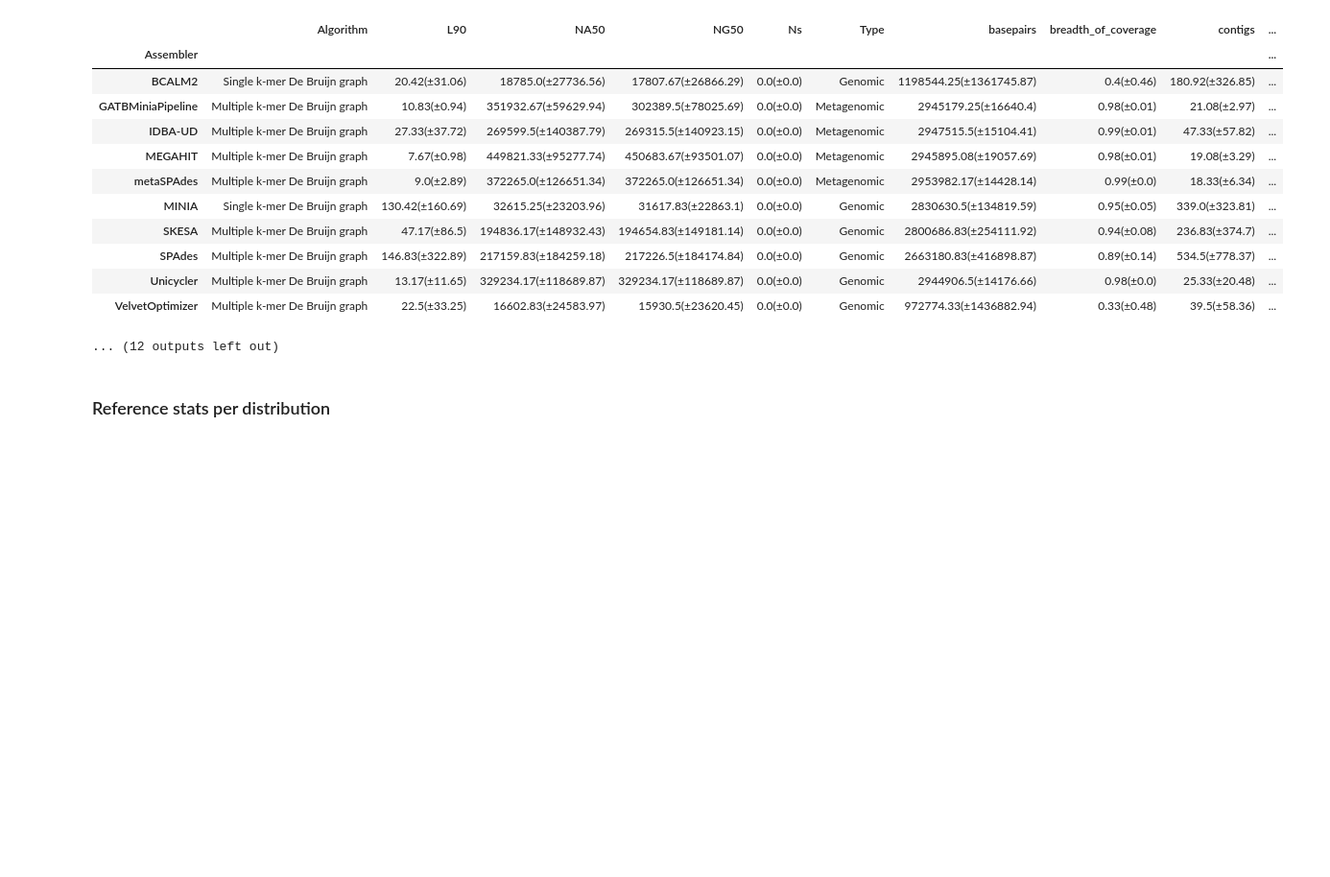
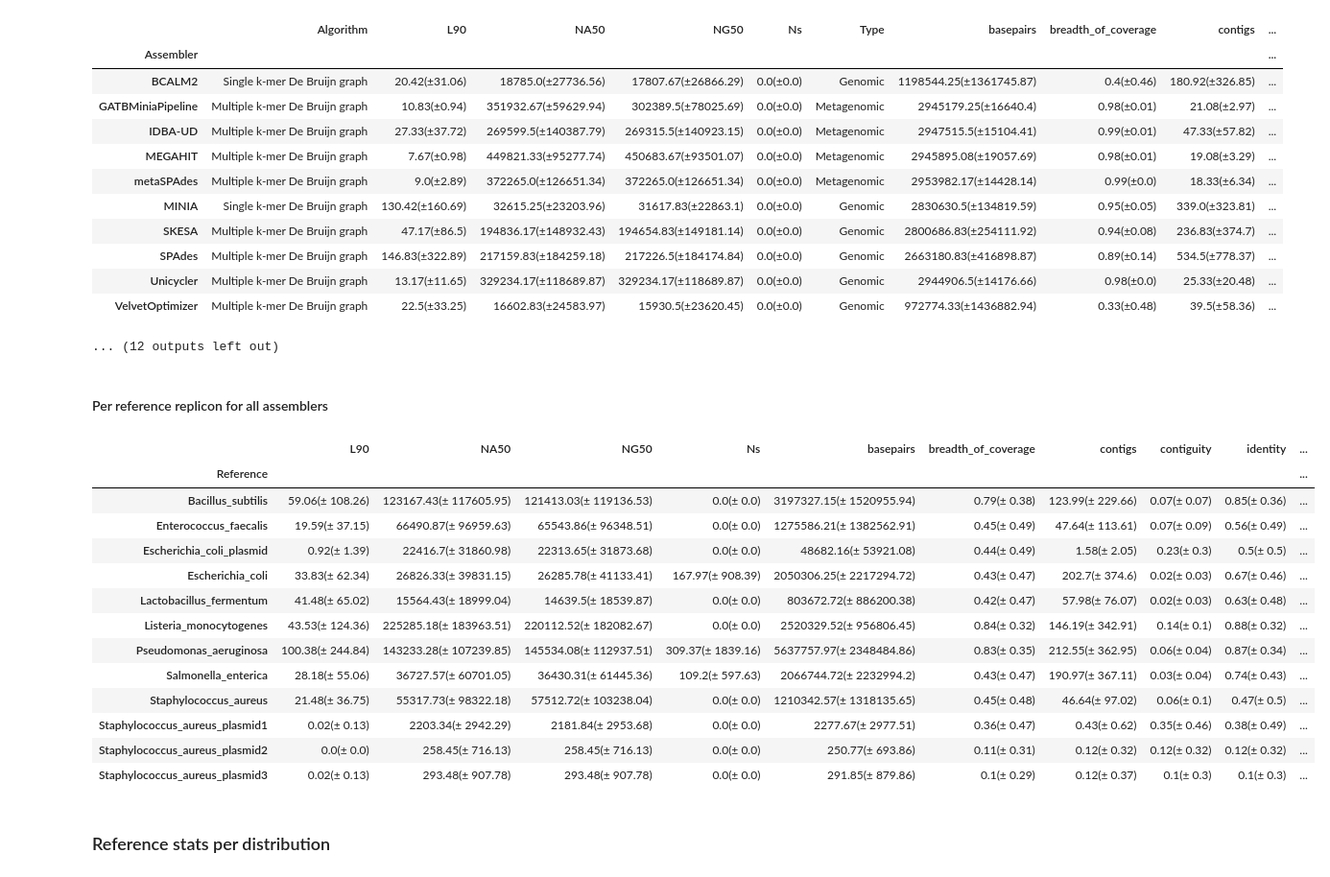
Before and after one commit to B-UMMI/LMAS_Manuscript_Analysis, a Jupyter notebook: Analysis/Results Tables.ipynb, the cells around one changed output. Shown at 96% size. Saved outputs shown, nothing was run; the diff lists cells and outputs as text; code cells hidden in the pictures; blank space fills up the shorter version.

```diff
--- a/Analysis/Results Tables.ipynb
+++ b/Analysis/Results Tables.ipynb
@@ -553,6 +555,36 @@ Listeria_monocytogenes
 | Unicycler | Multiple k-mer De Bruijn graph | 13.17(±11.65) | 329234.17(±118689.87) | 329234.17(±118689.87) | 0.0(±0.0) | Genomic | 2944906.5(±14176.66) | 0.98(±0.0) | 25.33(±20.48) | ... |
 | VelvetOptimizer | Multiple k-mer De Bruijn graph | 22.5(±33.25) | 16602.83(±24583.97) | 15930.5(±23620.45) | 0.0(±0.0) | Genomic | 972774.33(±1436882.94) | 0.33(±0.48) | 39.5(±58.36) | ... |
 ... (12 outputs left out)
+# %% [markdown]
+#### Per reference replicon for all assemblers
+# %%
+ref_stats_per_reference_all_assemblers = pd.DataFrame()
+for reference in reference_pipeline_metrics_df.reference.unique():
+    row={'Reference': reference}
+    lala=reference_pipeline_metrics_df[(reference_pipeline_metrics_df.reference == reference)].describe()
+    for column in lala.columns:
+        mean = lala.loc['mean',column]
+        std = lala.loc['std',column]
+        row[column] = "{}(± {})".format(round(mean, 2), round(std, 2))
+    ref_stats_per_reference_all_assemblers=ref_stats_per_reference_all_assemblers.append(row, ignore_index=True)
+ref_stats_per_reference_all_assemblers = ref_stats_per_reference_all_assemblers.set_index('Reference')
+ref_stats_per_reference_all_assemblers.to_csv("Tables/Results/Reference metrics per replicon.csv")
+display(ref_stats_per_reference_all_assemblers)
+# %% [output]
+|  | L90 | NA50 | NG50 | Ns | basepairs | breadth_of_coverage | contigs | contiguity | identity | ... |
+| Reference |  |  |  |  |  |  |  |  |  | ... |
+| Bacillus_subtilis | 59.06(± 108.26) | 123167.43(± 117605.95) | 121413.03(± 119136.53) | 0.0(± 0.0) | 3197327.15(± 1520955.94) | 0.79(± 0.38) | 123.99(± 229.66) | 0.07(± 0.07) | 0.85(± 0.36) | ... |
+| Enterococcus_faecalis | 19.59(± 37.15) | 66490.87(± 96959.63) | 65543.86(± 96348.51) | 0.0(± 0.0) | 1275586.21(± 1382562.91) | 0.45(± 0.49) | 47.64(± 113.61) | 0.07(± 0.09) | 0.56(± 0.49) | ... |
+| Escherichia_coli_plasmid | 0.92(± 1.39) | 22416.7(± 31860.98) | 22313.65(± 31873.68) | 0.0(± 0.0) | 48682.16(± 53921.08) | 0.44(± 0.49) | 1.58(± 2.05) | 0.23(± 0.3) | 0.5(± 0.5) | ... |
+| Escherichia_coli | 33.83(± 62.34) | 26826.33(± 39831.15) | 26285.78(± 41133.41) | 167.97(± 908.39) | 2050306.25(± 2217294.72) | 0.43(± 0.47) | 202.7(± 374.6) | 0.02(± 0.03) | 0.67(± 0.46) | ... |
+| Lactobacillus_fermentum | 41.48(± 65.02) | 15564.43(± 18999.04) | 14639.5(± 18539.87) | 0.0(± 0.0) | 803672.72(± 886200.38) | 0.42(± 0.47) | 57.98(± 76.07) | 0.02(± 0.03) | 0.63(± 0.48) | ... |
+| Listeria_monocytogenes | 43.53(± 124.36) | 225285.18(± 183963.51) | 220112.52(± 182082.67) | 0.0(± 0.0) | 2520329.52(± 956806.45) | 0.84(± 0.32) | 146.19(± 342.91) | 0.14(± 0.1) | 0.88(± 0.32) | ... |
+| Pseudomonas_aeruginosa | 100.38(± 244.84) | 143233.28(± 107239.85) | 145534.08(± 112937.51) | 309.37(± 1839.16) | 5637757.97(± 2348484.86) | 0.83(± 0.35) | 212.55(± 362.95) | 0.06(± 0.04) | 0.87(± 0.34) | ... |
+| Salmonella_enterica | 28.18(± 55.06) | 36727.57(± 60701.05) | 36430.31(± 61445.36) | 109.2(± 597.63) | 2066744.72(± 2232994.2) | 0.43(± 0.47) | 190.97(± 367.11) | 0.03(± 0.04) | 0.74(± 0.43) | ... |
+| Staphylococcus_aureus | 21.48(± 36.75) | 55317.73(± 98322.18) | 57512.72(± 103238.04) | 0.0(± 0.0) | 1210342.57(± 1318135.65) | 0.45(± 0.48) | 46.64(± 97.02) | 0.06(± 0.1) | 0.47(± 0.5) | ... |
+| Staphylococcus_aureus_plasmid1 | 0.02(± 0.13) | 2203.34(± 2942.29) | 2181.84(± 2953.68) | 0.0(± 0.0) | 2277.67(± 2977.51) | 0.36(± 0.47) | 0.43(± 0.62) | 0.35(± 0.46) | 0.38(± 0.49) | ... |
+| Staphylococcus_aureus_plasmid2 | 0.0(± 0.0) | 258.45(± 716.13) | 258.45(± 716.13) | 0.0(± 0.0) | 250.77(± 693.86) | 0.11(± 0.31) | 0.12(± 0.32) | 0.12(± 0.32) | 0.12(± 0.32) | ... |
+| Staphylococcus_aureus_plasmid3 | 0.02(± 0.13) | 293.48(± 907.78) | 293.48(± 907.78) | 0.0(± 0.0) | 291.85(± 879.86) | 0.1(± 0.29) | 0.12(± 0.37) | 0.1(± 0.3) | 0.1(± 0.3) | ... |
 # %% [markdown]
 ### Reference stats per distribution
 # %%
```
Also changed, not shown: parts of 1 cell of this notebook, 40 other files.
